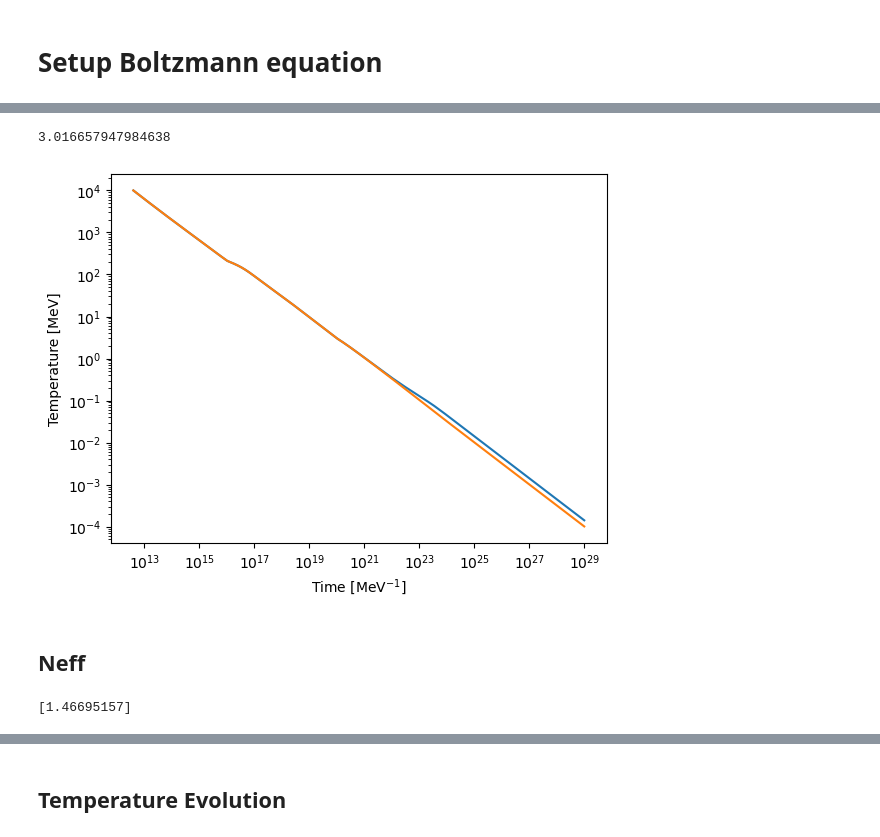
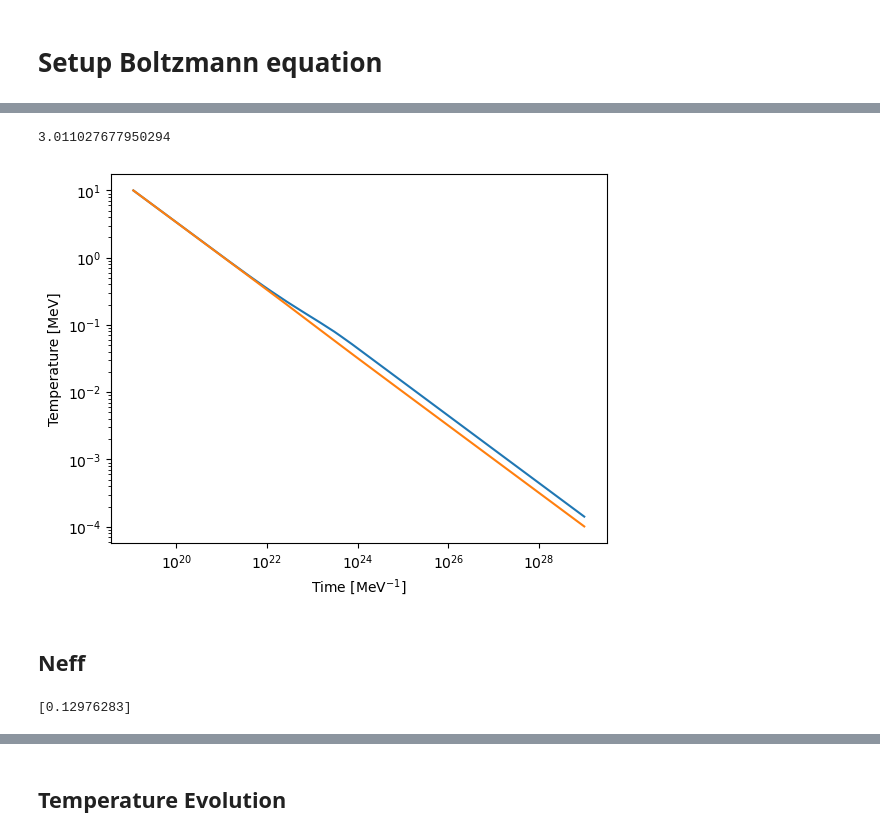
Before and after one commit to Duncan-Adams/mcp_boltzmann, a Jupyter notebook: notebooks/mcp_boltzmann_solver.ipynb, the cells around one changed output, grey strips where cells are left out. Saved outputs shown, nothing was run; the diff lists cells and outputs as text; code cells hidden in the pictures.

```diff
--- a/notebooks/mcp_boltzmann_solver.ipynb
+++ b/notebooks/mcp_boltzmann_solver.ipynb
@@ -43,7 +43,9 @@ MeV = 1
 GeV = 1e3
 # %%
 # m_mcp = 10000.0*MeV
-m_mcp = 100.0*MeV
+# m_mcp = 100.0*MeV
+
+m_mcp = 2000.0*MeV
 
 Q = shelton_Q_of_M(m_mcp)
 # Q = 2.7e-9
@@ -54,8 +56,8 @@ eps_VR = 1e-9
 Q = eps_VR/c_theta_w
 # Q = eps_VR
 # Q = 2e-8
-Q = 1e-7
-# Q = 8e-5
+
+Q = 1e-5
 # %%
 print(f'{Q=}')
 # %% [output]
@@ -66,7 +68,7 @@ Q=1e-07
 from mcp_boltzmann.annihilation import load_ann_rate
 
 _CF_ff_xx_I = load_ann_rate(
-    f'../output/rates/annihilation/mcp_annihilation_rate_m_{m_mcp}_Q_1.npz'
+    f'../output/rates/annihilation/test/mcp_annihilation_rate_m_{m_mcp}_Q_1.npz'
 )
 # %%
 #total annihilation rate from sm to dark sector
@@ -111,7 +109,7 @@ CF_ann_sm_ds(10.0, 10.0, 1e-9)
 # %%
 Boltz = Boltzmann(m_mcp, Q)
 Boltz.add_colterm_EM_DS(CF_ann_sm_ds)
-Boltz.add_colterm_EM_DS(CF_scatt_sm_ds)
+# Boltz.add_colterm_EM_DS(CF_scatt_sm_ds)
 Boltz.add_colterm_EM_DS(CF_plas)
 Boltz.add_colterm_EM_DS(CF_Z_decay)
 # %%
@@ -152,18 +150,24 @@ plt.show()
 # %%
-sol_sm = Boltz.solve_boltzmann_eq_SM(T_gamma_0, T_nu_0)
-Boltz.N_eff_SM(sol_sm.y[0][-1], sol_sm.y[1][-1])
+sol_sm = Boltz.solve_boltzmann_eq_SM(10, 10)
+
+time_sm = sol_sm[0]
+T_gam_sm = sol_sm[1]
+T_nu_sm = sol_sm[2]
+sf_sm = sol_sm[3]
+
+Boltz.N_eff_SM(T_gam_sm[-1], T_nu_sm[-1])
 # %% [output]
-3.016657947984638
+3.011027677950294
 # %%
-plt.plot(sol_sm.t, sol_sm.y[0])
-plt.plot(sol_sm.t, sol_sm.y[1])
+plt.plot(time_sm, T_gam_sm)
+plt.plot(time_sm, T_nu_sm)
 plt.xscale('log')
 plt.yscale('log')
 
 plt.xlabel('Time [MeV$^{-1}$]')
 plt.ylabel('Temperature [MeV]')
 
 plt.show()
 # %% [output]
-[figure, old version]
+[figure, new version]
 # %%
@@ -181,9 +185,9 @@ from mcp_boltzmann.boltzmann import rho_DS, rho_EM, rho_neutrino
 
 def Delta_Neff_lazy(T_gam, T_ds, m_mcp):
     return (8/7)*(11/4)**(4/3)*(rho_DS(T_ds, m_mcp)/rho_EM(T_gam))
-# %%
-print(Delta_Neff_lazy(T_gam_bsm[-1], T_dark_bsm[-1], m_mcp))
-# %% [output]
-[1.46695157]
+# %%
+print(Delta_Neff_lazy(T_gam_bsm[-1], T_dark_bsm[-1], m_mcp))
+# %% [output]
+[0.12976283]
 # %%
 N_eff_bsm = Boltz.N_eff(T_gam_bsm[-1], T_nu_bsm[-1], T_dark_bsm[-1])
```
Also changed, not shown: parts of 23 cells of this notebook, 8 other files.
